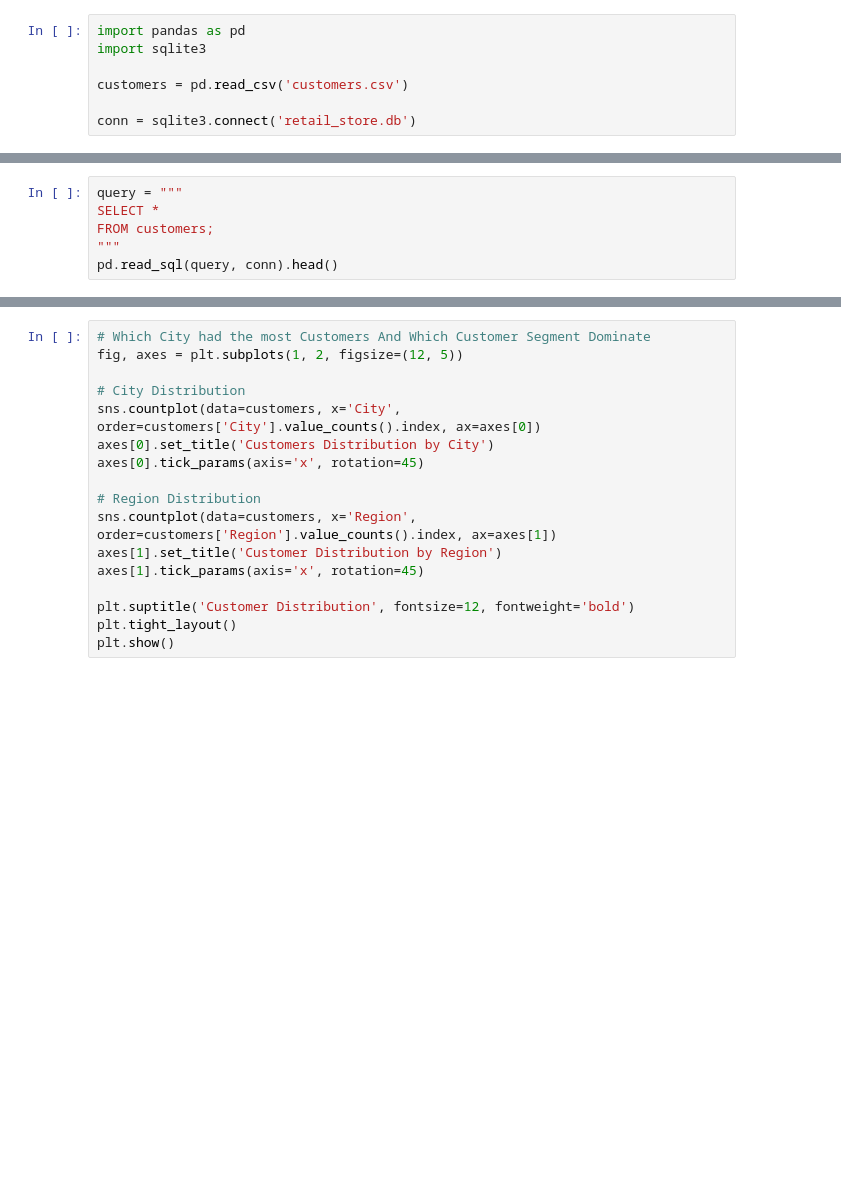
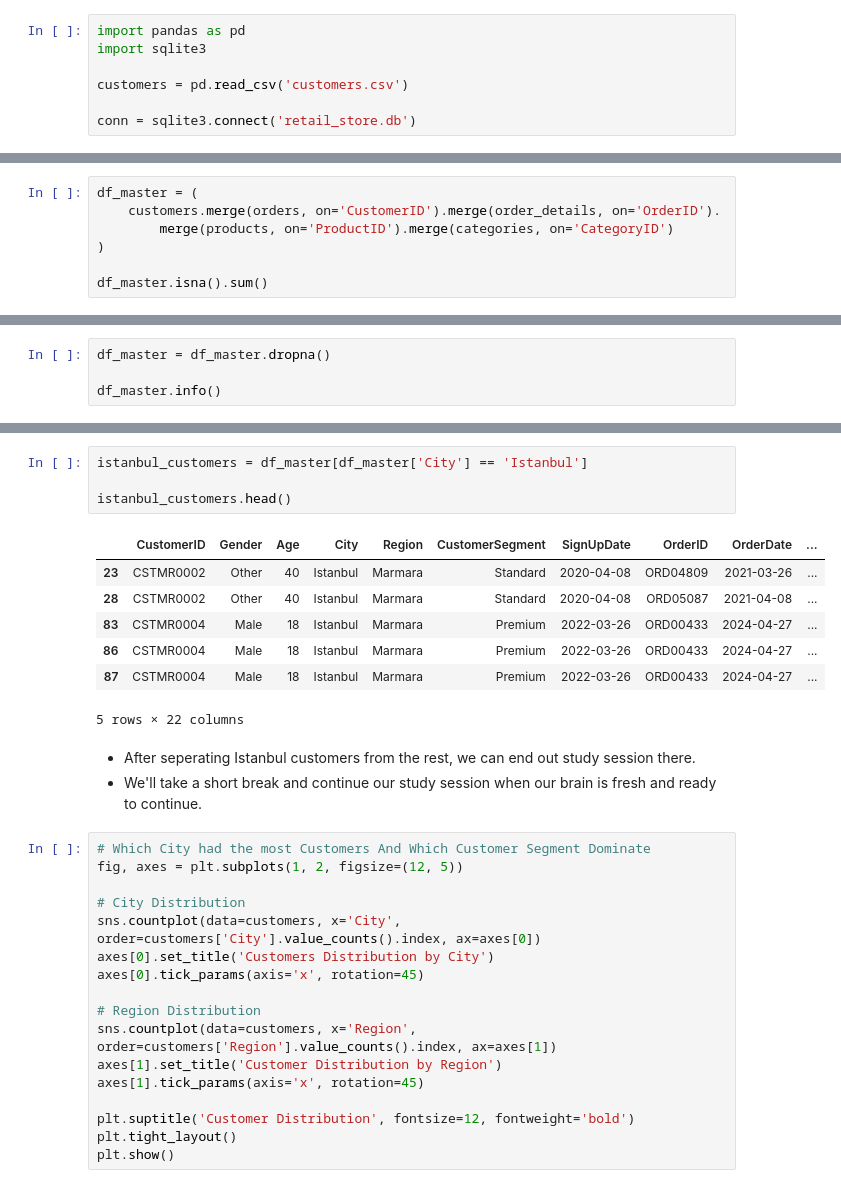
Before and after one commit to geff-ghost/notebooks, a Jupyter notebook: retail_data/MixedKnowledge.ipynb, the cells around one changed output, grey strips where cells are left out. Drawn from its saved outputs; the diff is of its cells as text; blank space fills up the shorter version.

```diff
--- a/retail_data/MixedKnowledge.ipynb
+++ b/retail_data/MixedKnowledge.ipynb
@@ -695,7 +738,8 @@ conn = sqlite3.connect('retail_store.db')
 # %%
-query = """
-SELECT *
-FROM customers;
-"""
-pd.read_sql(query, conn).head()
+df_master = (
+    customers.merge(orders, on='CustomerID').merge(order_details, on='OrderID').
+        merge(products, on='ProductID').merge(categories, on='CategoryID')
+)
+
+df_master.isna().sum()
 # %% [output]
@@ -721,0 +770,4 @@ import matplotlib.pyplot as plt
+# %%
+df_master = df_master.dropna()
+
+df_master.info()
@@ -722,3 +840,18 @@ import matplotlib.pyplot as plt
+# %%
+istanbul_customers = df_master[df_master['City'] == 'Istanbul']
+
+istanbul_customers.head()
+# %% [output]
+|  | CustomerID | Gender | Age | City | Region | CustomerSegment | SignUpDate | OrderID | OrderDate | ... |
+| 23 | CSTMR0002 | Other | 40 | Istanbul | Marmara | Standard | 2020-04-08 | ORD04809 | 2021-03-26 | ... |
+| 28 | CSTMR0002 | Other | 40 | Istanbul | Marmara | Standard | 2020-04-08 | ORD05087 | 2021-04-08 | ... |
+| 83 | CSTMR0004 | Male | 18 | Istanbul | Marmara | Premium | 2022-03-26 | ORD00433 | 2024-04-27 | ... |
+| 86 | CSTMR0004 | Male | 18 | Istanbul | Marmara | Premium | 2022-03-26 | ORD00433 | 2024-04-27 | ... |
+| 87 | CSTMR0004 | Male | 18 | Istanbul | Marmara | Premium | 2022-03-26 | ORD00433 | 2024-04-27 | ... |
+5 rows × 22 columns
+# %% [markdown]
+- After seperating Istanbul customers from the rest, we can end out study session there.
+- We'll take a short break and continue our study session when our brain is fresh and ready to continue.
 # %%
 # Which City had the most Customers And Which Customer Segment Dominate
 fig, axes = plt.subplots(1, 2, figsize=(12, 5))
```
Also changed, not shown: parts of 14 cells of this notebook.
